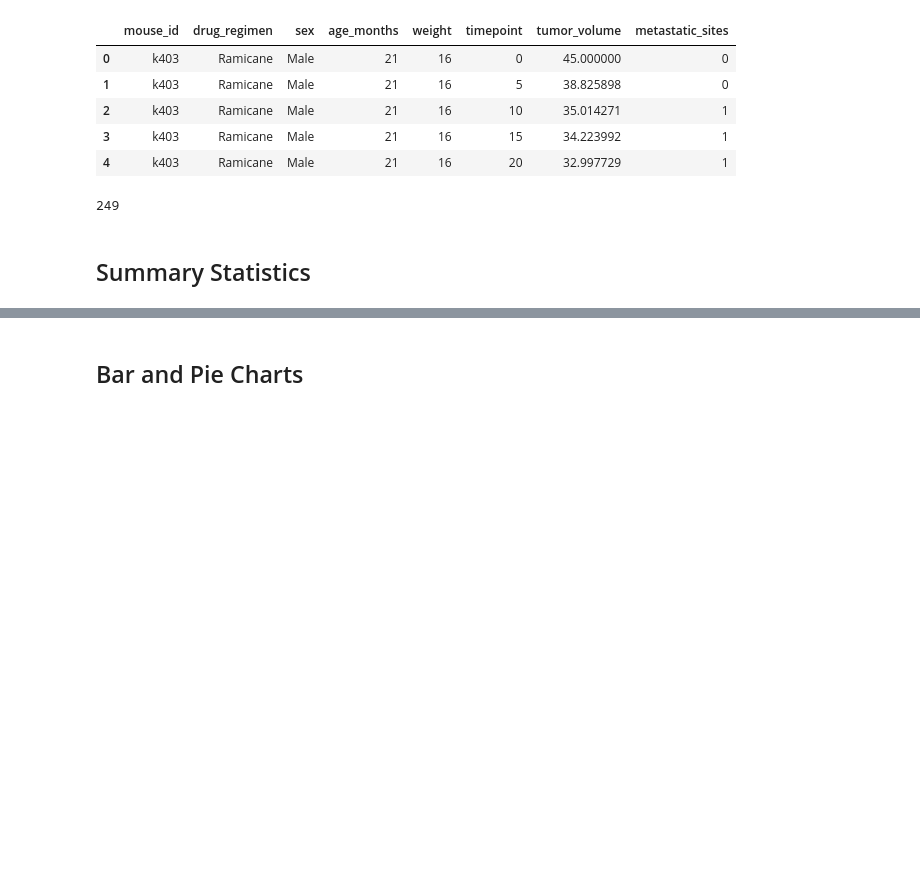
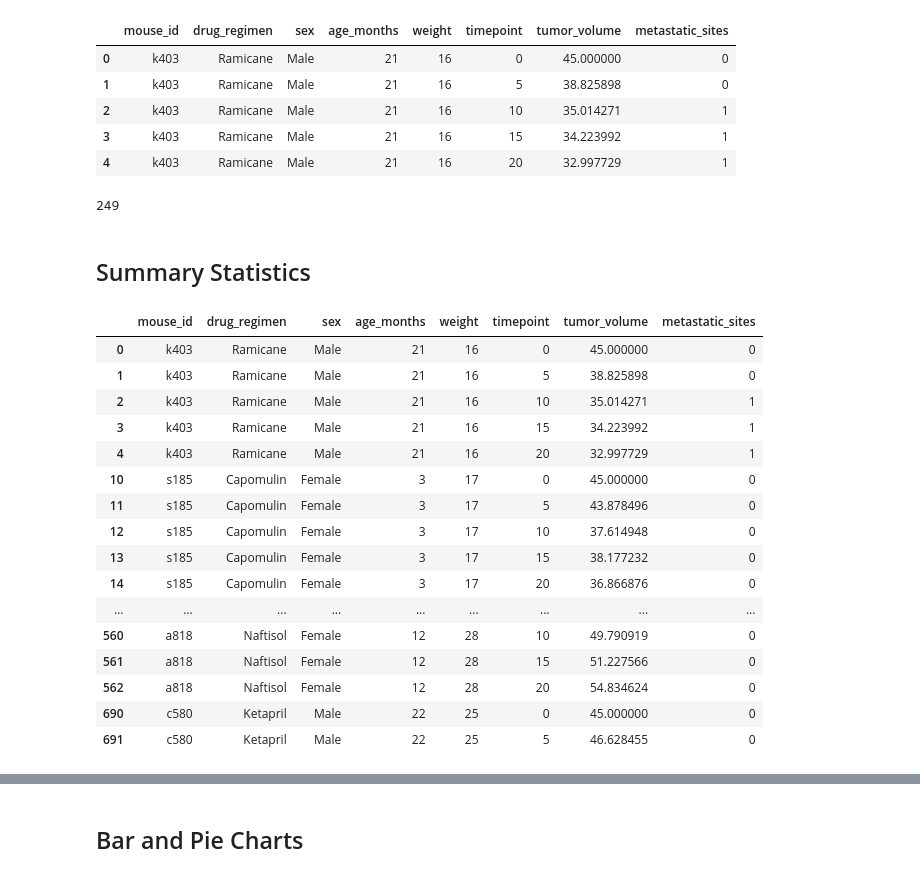
Before and after one commit to usa4148/the-power-of-plots, a Jupyter notebook: pymaceuticals_starter.ipynb, the cells around one changed output, grey strips where cells are left out. Drawn from its saved outputs; the diff is of its cells as text; code cells hidden in the pictures; blank space fills up the shorter version.

```diff
--- a/pymaceuticals_starter.ipynb
+++ b/pymaceuticals_starter.ipynb
@@ -132,6 +124,28 @@ df['mouse_id'].nunique()
 # %%
 # Generate a summary statistics table of mean, median, variance, standard deviation, and SEM of the tumor volume for each regimen
 
 # Use groupby and summary statistical methods to calculate the following properties of each drug regimen:
 # mean, median, variance, standard deviation, and SEM of the tumor volume.
 # Assemble the resulting series into a single summary dataframe.
+
+#sum_df = clean_df.groupby(['drug_regimen','tumor_volume'])
+sum_df = clean_df.groupby(['drug_regimen'])
+sum_df.head()
+# %% [output]
+|  | mouse_id | drug_regimen | sex | age_months | weight | timepoint | tumor_volume | metastatic_sites |
+| 0 | k403 | Ramicane | Male | 21 | 16 | 0 | 45.000000 | 0 |
+| 1 | k403 | Ramicane | Male | 21 | 16 | 5 | 38.825898 | 0 |
+| 2 | k403 | Ramicane | Male | 21 | 16 | 10 | 35.014271 | 1 |
+| 3 | k403 | Ramicane | Male | 21 | 16 | 15 | 34.223992 | 1 |
+| 4 | k403 | Ramicane | Male | 21 | 16 | 20 | 32.997729 | 1 |
+| 10 | s185 | Capomulin | Female | 3 | 17 | 0 | 45.000000 | 0 |
+| 11 | s185 | Capomulin | Female | 3 | 17 | 5 | 43.878496 | 0 |
+| 12 | s185 | Capomulin | Female | 3 | 17 | 10 | 37.614948 | 0 |
+| 13 | s185 | Capomulin | Female | 3 | 17 | 15 | 38.177232 | 0 |
+| 14 | s185 | Capomulin | Female | 3 | 17 | 20 | 36.866876 | 0 |
+| ... | ... | ... | ... | ... | ... | ... | ... | ... |
+| 560 | a818 | Naftisol | Female | 12 | 28 | 10 | 49.790919 | 0 |
+| 561 | a818 | Naftisol | Female | 12 | 28 | 15 | 51.227566 | 0 |
+| 562 | a818 | Naftisol | Female | 12 | 28 | 20 | 54.834624 | 0 |
+| 690 | c580 | Ketapril | Male | 22 | 25 | 0 | 45.000000 | 0 |
+| 691 | c580 | Ketapril | Male | 22 | 25 | 5 | 46.628455 | 0 |
```
Also changed, not shown: parts of 11 cells of this notebook, 1 other file.
